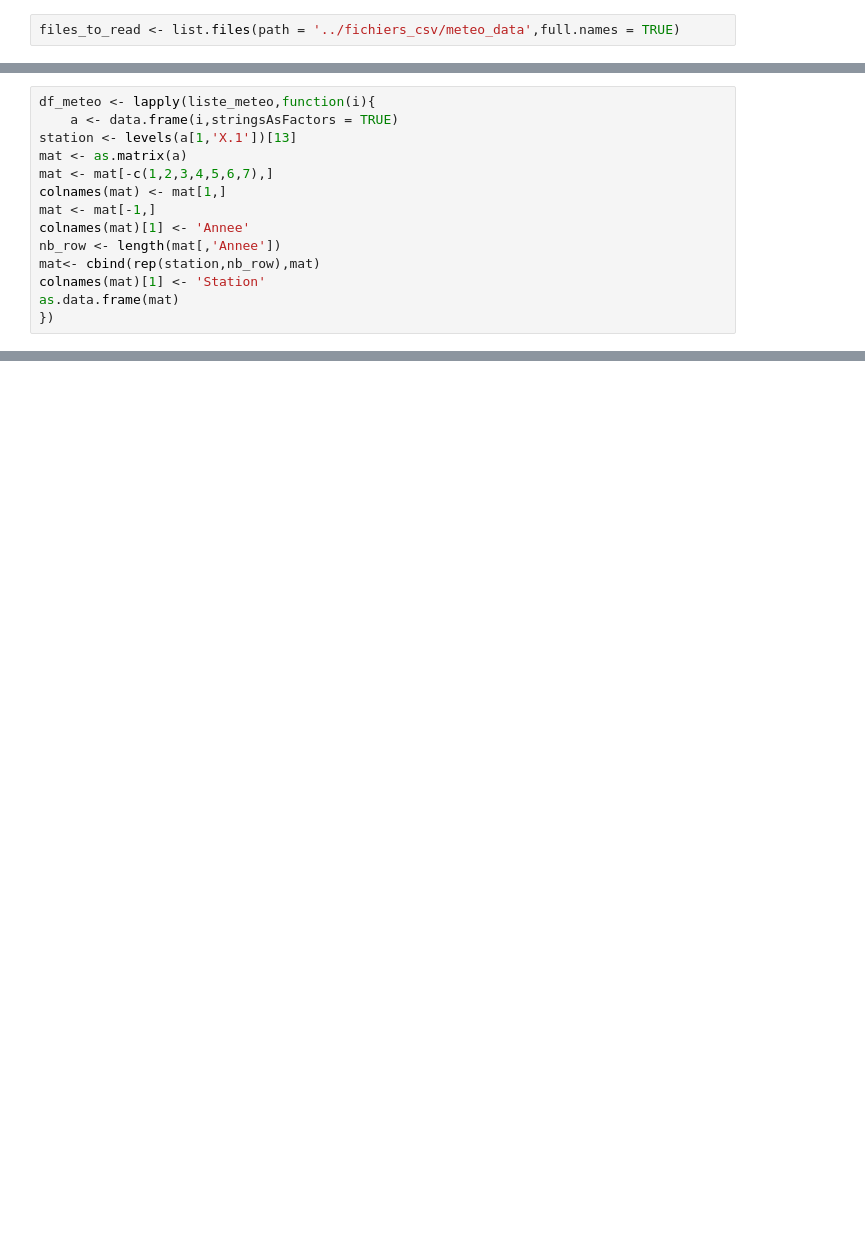
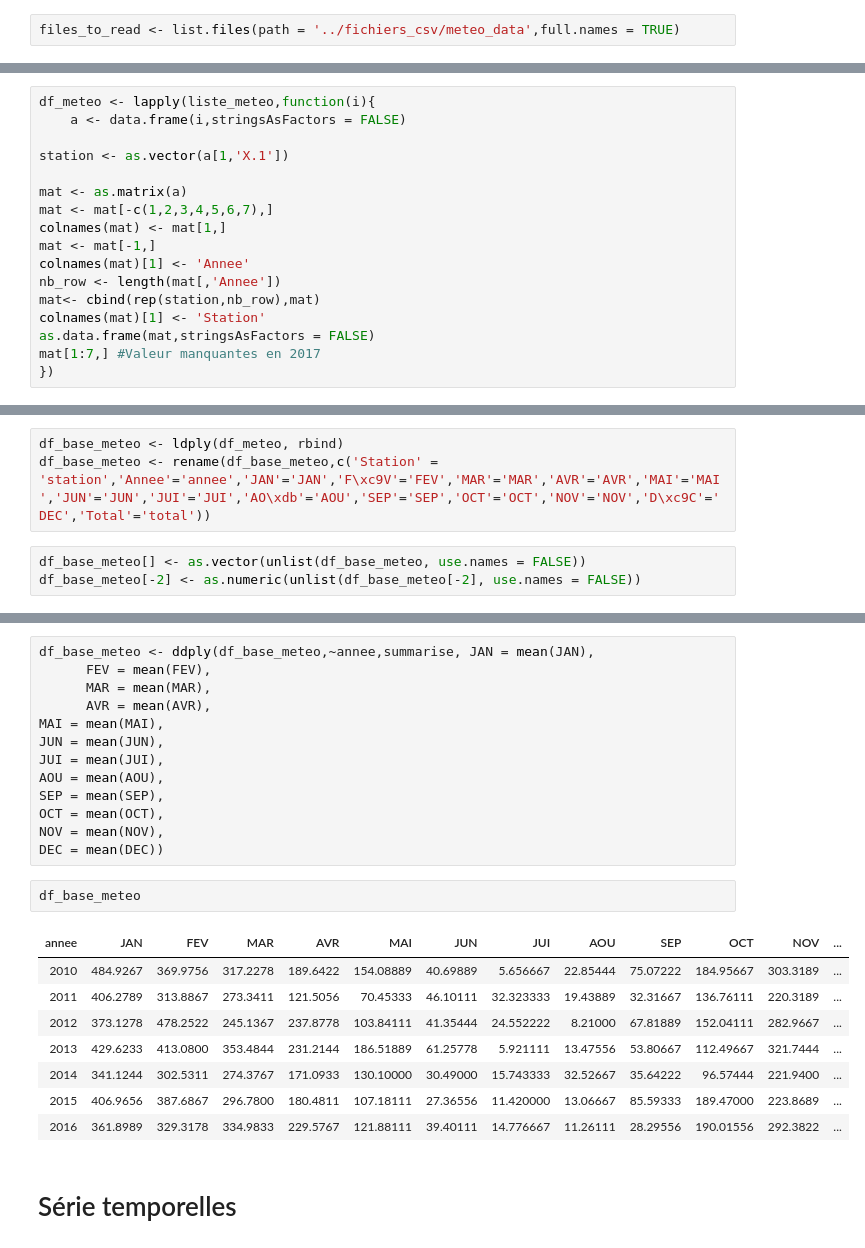
Before and after one commit to Silvock/projet_9_temporal_series, a Jupyter notebook: notebook/analyse.ipynb, the cells around one changed output, grey strips where cells are left out. Cells and saved outputs as stored; diff of their text form; blank space fills up the shorter version.

```diff
--- a/notebook/analyse.ipynb
+++ b/notebook/analyse.ipynb
@@ -32,8 +110,10 @@ liste_meteo <- lapply(files_to_read,function(i){
 })
 # %%
 df_meteo <- lapply(liste_meteo,function(i){
-    a <- data.frame(i,stringsAsFactors = TRUE)
-station <- levels(a[1,'X.1'])[13]
+    a <- data.frame(i,stringsAsFactors = FALSE)
+
+station <- as.vector(a[1,'X.1'])
+
 mat <- as.matrix(a)
 mat <- mat[-c(1,2,3,4,5,6,7),]
 colnames(mat) <- mat[1,]
@@ -42,5 +122,6 @@ colnames(mat)[1] <- 'Annee'
 nb_row <- length(mat[,'Annee'])
 mat<- cbind(rep(station,nb_row),mat)
 colnames(mat)[1] <- 'Station'
-as.data.frame(mat)
+as.data.frame(mat,stringsAsFactors = FALSE)
+mat[1:7,] #Valeur manquantes en 2017
 })
@@ -75,0 +128,6 @@ Warning message in grepl("<html.*>", data[["text/html"]], ignore.case = TRUE):
+# %%
+df_base_meteo <- ldply(df_meteo, rbind)
+df_base_meteo <- rename(df_base_meteo,c('Station' = 'station','Annee'='annee','JAN'='JAN','F\xc9V'='FEV','MAR'='MAR','AVR'='AVR','MAI'='MAI','JUN'='JUN','JUI'='JUI','AO\xdb'='AOU','SEP'='SEP','OCT'='OCT','NOV'='NOV','D\xc9C'='DEC','Total'='total'))
+# %%
+df_base_meteo[] <- as.vector(unlist(df_base_meteo, use.names = FALSE))
+df_base_meteo[-2] <- as.numeric(unlist(df_base_meteo[-2], use.names = FALSE))
@@ -75,0 +137,26 @@ Warning message in grepl("<html.*>", data[["text/html"]], ignore.case = TRUE):
+# %%
+df_base_meteo <- ddply(df_base_meteo,~annee,summarise, JAN = mean(JAN),
+      FEV = mean(FEV),
+      MAR = mean(MAR),
+      AVR = mean(AVR),
+MAI = mean(MAI),
+JUN = mean(JUN),
+JUI = mean(JUI),
+AOU = mean(AOU),
+SEP = mean(SEP),
+OCT = mean(OCT),
+NOV = mean(NOV),
+DEC = mean(DEC))
+# %%
+df_base_meteo
+# %% [output]
+| annee | JAN | FEV | MAR | AVR | MAI | JUN | JUI | AOU | SEP | OCT | NOV | ... |
+| 2010 | 484.9267 | 369.9756 | 317.2278 | 189.6422 | 154.08889 | 40.69889 | 5.656667 | 22.85444 | 75.07222 | 184.95667 | 303.3189 | ... |
+| 2011 | 406.2789 | 313.8867 | 273.3411 | 121.5056 | 70.45333 | 46.10111 | 32.323333 | 19.43889 | 32.31667 | 136.76111 | 220.3189 | ... |
+| 2012 | 373.1278 | 478.2522 | 245.1367 | 237.8778 | 103.84111 | 41.35444 | 24.552222 | 8.21000 | 67.81889 | 152.04111 | 282.9667 | ... |
+| 2013 | 429.6233 | 413.0800 | 353.4844 | 231.2144 | 186.51889 | 61.25778 | 5.921111 | 13.47556 | 53.80667 | 112.49667 | 321.7444 | ... |
+| 2014 | 341.1244 | 302.5311 | 274.3767 | 171.0933 | 130.10000 | 30.49000 | 15.743333 | 32.52667 | 35.64222 | 96.57444 | 221.9400 | ... |
+| 2015 | 406.9656 | 387.6867 | 296.7800 | 180.4811 | 107.18111 | 27.36556 | 11.420000 | 13.06667 | 85.59333 | 189.47000 | 223.8689 | ... |
+| 2016 | 361.8989 | 329.3178 | 334.9833 | 229.5767 | 121.88111 | 39.40111 | 14.776667 | 11.26111 | 28.29556 | 190.01556 | 292.3822 | ... |
+# %% [markdown]
+# Série temporelles
```
Also changed, not shown: parts of 29 cells of this notebook, 1 other file.
